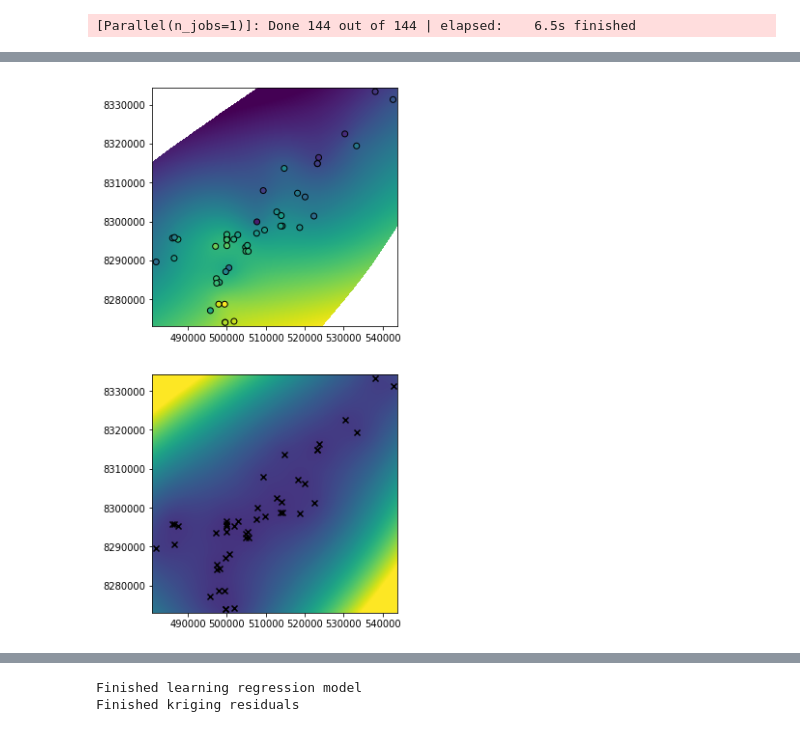
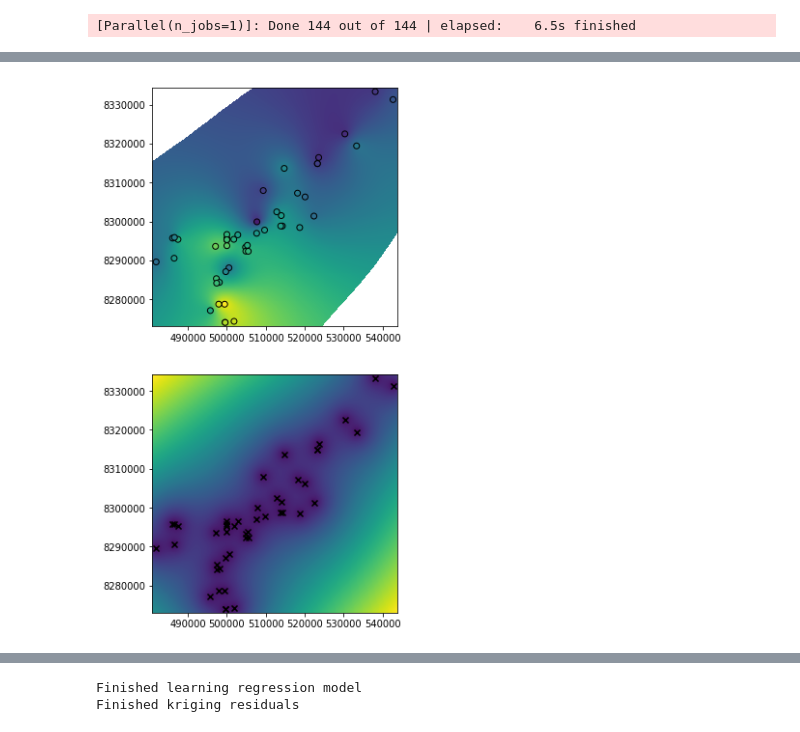
Before and after one commit to GeoscienceAustralia/hydrogeol_utils, a Jupyter notebook: notebooks/EastKimberley_water_table_mapping.ipynb, the cells around one changed output, grey strips where cells are left out. Saved outputs shown, nothing was run; the diff lists cells and outputs as text; code cells hidden in the pictures.

Commit message:
progressing on SWL modelling

```diff
--- a/notebooks/EastKimberley_water_table_mapping.ipynb
+++ b/notebooks/EastKimberley_water_table_mapping.ipynb
@@ -216,8 +248,8 @@ gridy = np.arange((math.floor(Y.min() / 10.0)) * 10 - 1000.,
 
 # Create the ordinary kriging object
 
-#OK = OrdinaryKriging(X, Y, swl, variogram_model='power',
-#                     verbose=True, enable_plotting=True)
+OK = OrdinaryKriging(X, Y, swl, variogram_model='power',
+                     verbose=True, enable_plotting=True)
 
 UK = UniversalKriging(X, Y, swl, variogram_model='power',
                       drift_terms=['regional_linear'],
@@ -225,8 +257,8 @@ UK = UniversalKriging(X, Y, swl, variogram_model='power',
                      verbose=True, enable_plotting=True)
 
 # Creates the kriged grid and the variance grid
-#z, ss = OK.execute('grid', gridx, gridy)
-z, ss = UK.execute('grid', gridx, gridy)
+zo, sso = OK.execute('grid', gridx, gridy)
+zu, ssu = UK.execute('grid', gridx, gridy)
 
 # Writes the kriged grid to an ASCII grid file.
 #kt.write_asc_grid(gridx, gridy, z, filename=r"C:\temp\output.asc")
@@ -252,25 +298,26 @@ Executing Universal Kriging...
 # Create a mask for points with a variance of
 # greater than 20
 
-mask = ss.data > 20.
+masko = sso.data > 20.
+masku = ssu.data > 20.
 # %%
-# plot the results
+# plot the results for the Ordinary Kriging
 fig, (ax1, ax2) = plt.subplots(2,1,figsize = (40,10))
 
 # Mask the array
-swl_results = np.copy(z.data)
+swl_results = np.copy(zo.data)
 
-swl_results[mask] = np.nan
+swl_results[masko] = np.nan
 
 ax1.imshow(swl_results, extent = [gridx[0], gridx[-1], gridy[-1], gridy[0]],
          vmin = 0., vmax = 16.)
 
-ax2.imshow(ss.data, extent = [gridx[0], gridx[-1], gridy[-1], gridy[0]],
+ax2.imshow(sso.data, extent = [gridx[0], gridx[-1], gridy[-1], gridy[0]],
          vmin = 0, vmax = 30.)
 
 ax1.scatter(X,Y, c = swl, vmin = 0, vmax = 16., edgecolors = 'k')
 ax2.scatter(X,Y,marker = 'x', color = 'k', linewidths = 0.1)
 
 plt.show()
 # %% [output]
-[figure, old version]
+[figure, new version]
```
Also changed, not shown: parts of 19 cells of this notebook, 2 other files.
